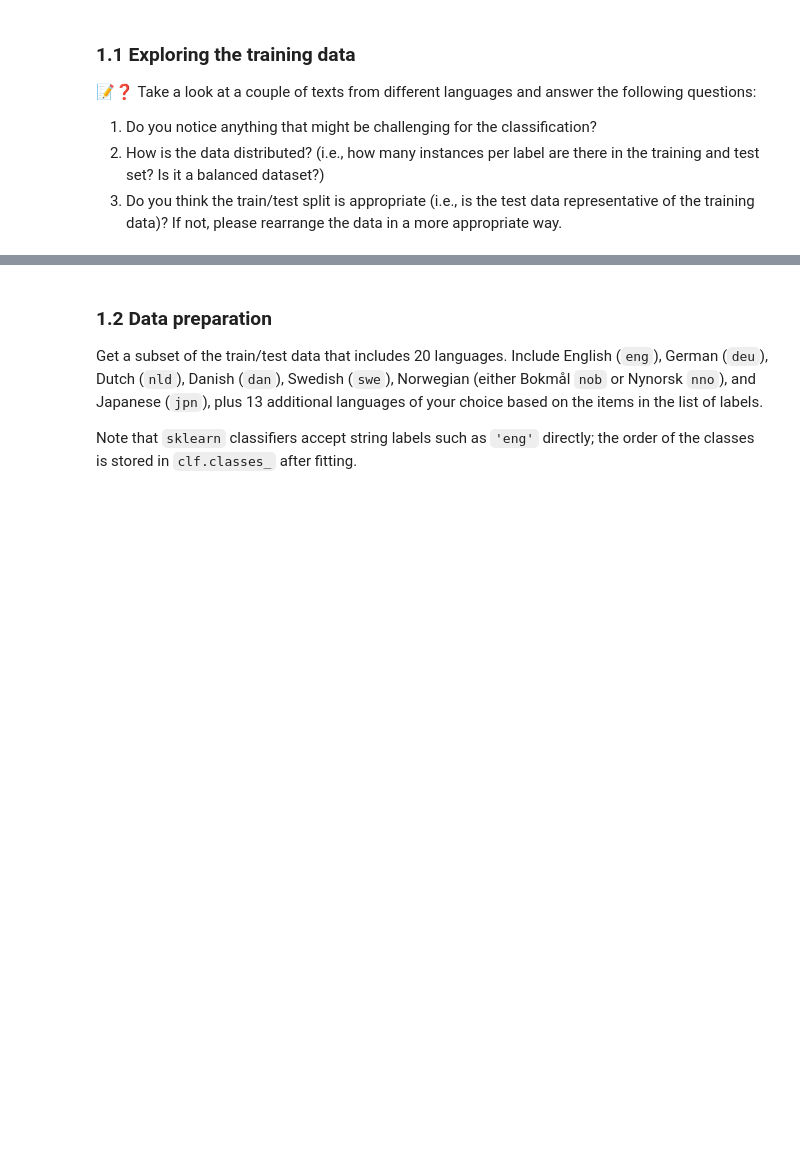
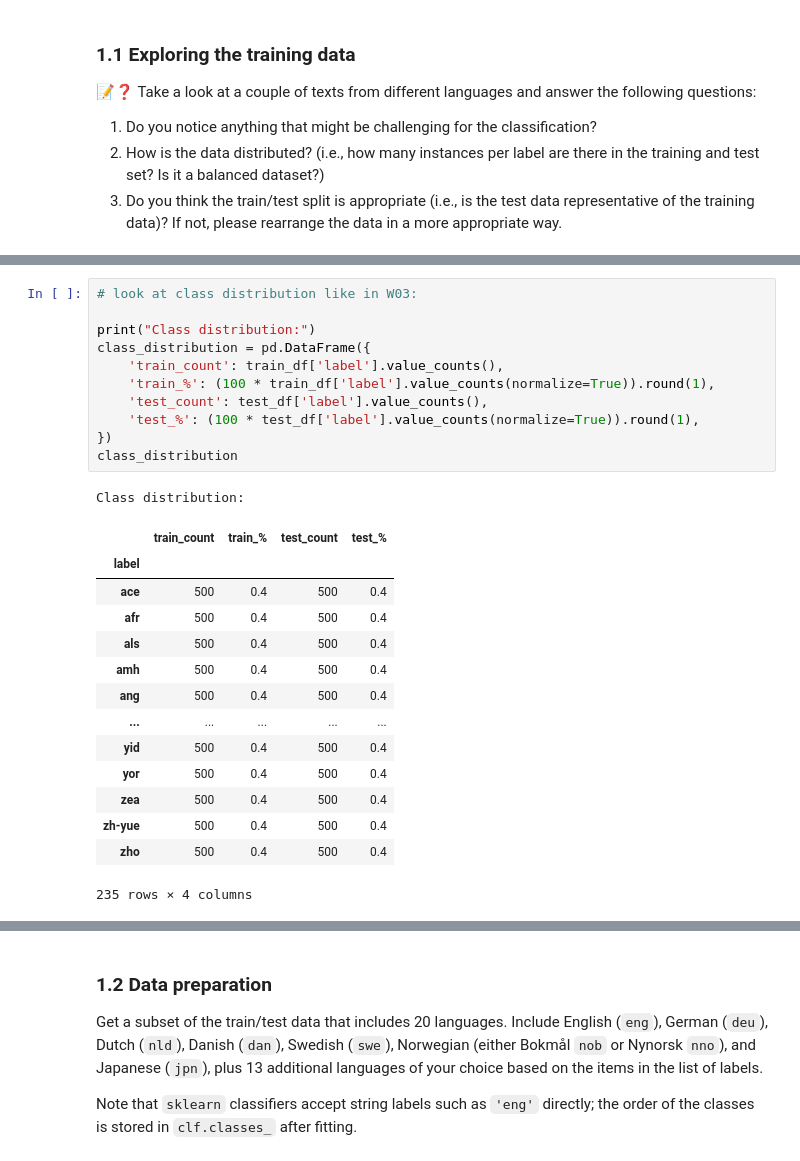
Before and after one commit to smemmishofer/ML4NLP1-2026-Tutorial-Notebooks, a Jupyter notebook: exercises/ex1/ex1_lr.ipynb, the cells around one changed output, grey strips where cells are left out. Drawn from its saved outputs; the diff is of its cells as text; blank space fills up the shorter version.

```diff
--- a/exercises/ex1/ex1_lr.ipynb
+++ b/exercises/ex1/ex1_lr.ipynb
@@ -91,0 +145,27 @@ print(labels)
+# %%
+# look at class distribution like in W03:
+
+print("Class distribution:")
+class_distribution = pd.DataFrame({
+    'train_count': train_df['label'].value_counts(),
+    'train_%': (100 * train_df['label'].value_counts(normalize=True)).round(1),
+    'test_count': test_df['label'].value_counts(),
+    'test_%': (100 * test_df['label'].value_counts(normalize=True)).round(1),
+})
+class_distribution
+# %% [output]
+Class distribution:
+|  | train_count | train_% | test_count | test_% |
+| label |  |  |  |  |
+| ace | 500 | 0.4 | 500 | 0.4 |
+| afr | 500 | 0.4 | 500 | 0.4 |
+| als | 500 | 0.4 | 500 | 0.4 |
+| amh | 500 | 0.4 | 500 | 0.4 |
+| ang | 500 | 0.4 | 500 | 0.4 |
+| ... | ... | ... | ... | ... |
+| yid | 500 | 0.4 | 500 | 0.4 |
+| yor | 500 | 0.4 | 500 | 0.4 |
+| zea | 500 | 0.4 | 500 | 0.4 |
+| zh-yue | 500 | 0.4 | 500 | 0.4 |
+| zho | 500 | 0.4 | 500 | 0.4 |
+235 rows × 4 columns
```
Also changed, not shown: parts of 47 cells of this notebook.
